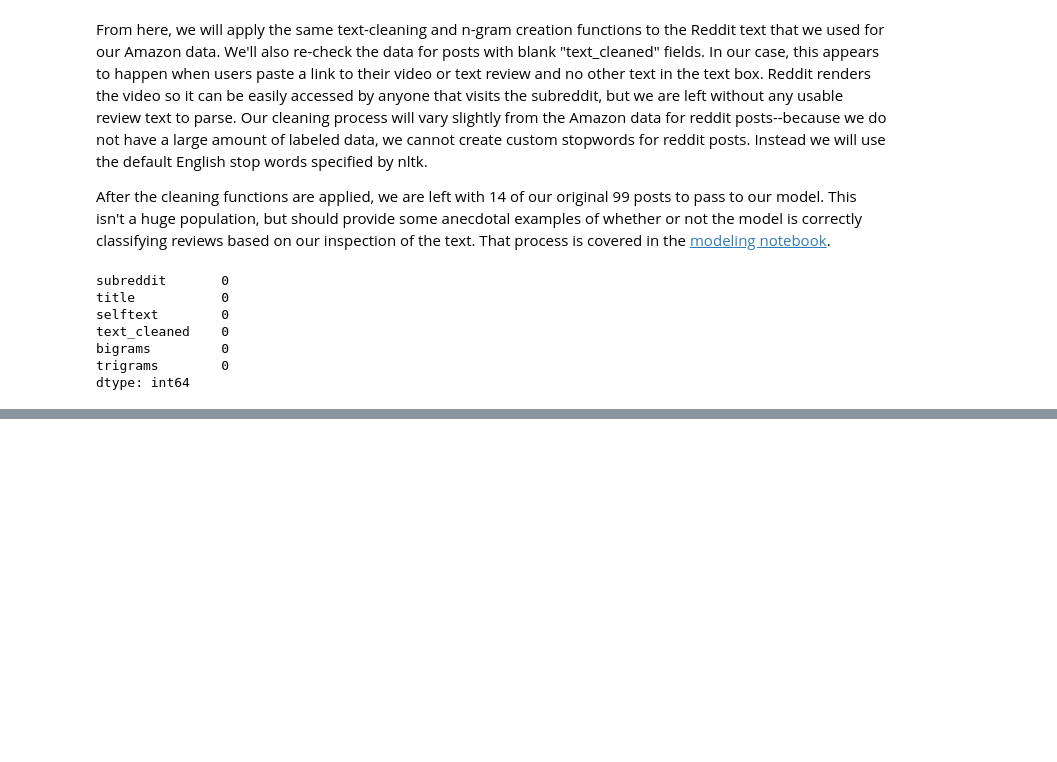
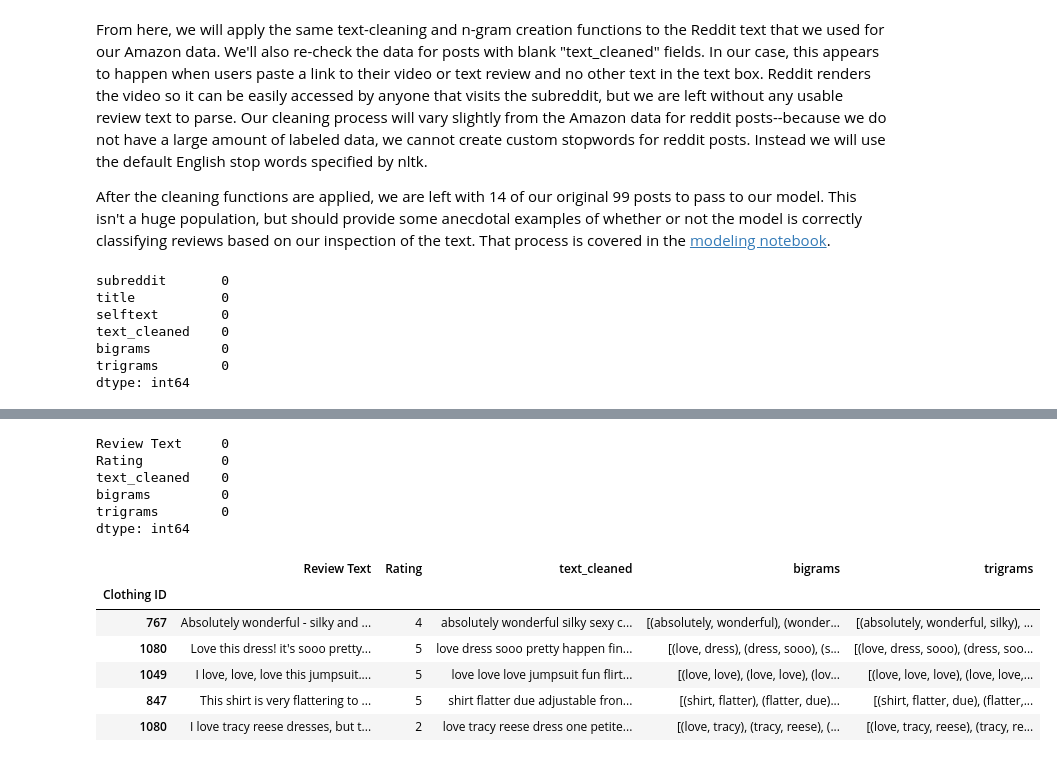
Before and after one commit to ThomasHChapman/classifying_user_reviews, a Jupyter notebook: working_notebooks/preprocessing_nb_10words.ipynb, the cells around one changed output, grey strips where cells are left out. Saved outputs shown, nothing was run; the diff lists cells and outputs as text; code cells hidden in the pictures; blank space fills up the shorter version.

```diff
--- a/working_notebooks/preprocessing_nb_10words.ipynb
+++ b/working_notebooks/preprocessing_nb_10words.ipynb
@@ -622,0 +690,40 @@ df_red_new.to_csv('../data/reddit_cleaned.csv')
+# %%
+# Convert posts with no text to show NaN so they can be dropped & drop them.
+df_fash.replace(r'^\s*$', np.NaN, regex=True, inplace=True)
+df_fash.dropna(inplace=True)
+
+# Reset dataframe index after dropping instances of blank posts
+df_red_new.reset_index(drop=True, inplace=True)
+
+# Confirm we have no missing values
+df_red_new.isna().sum()
+
+# Apply cleaning function to the reddit data
+df_fash['text_cleaned'] = df_fash['Review Text'].apply(prepare_text)
+
+# Create & store trigrams in a new column
+df_fash['bigrams'] = df_fash['text_cleaned'].apply(ngram_creator, n=2)
+
+# Create & store trigrams in a new column
+df_fash['trigrams'] = df_fash['text_cleaned'].apply(ngram_creator, n=3)
+# %%
+# Confirm no missing fields
+df_fash.isna().sum()
+# %% [output]
+Review Text     0
+Rating          0
+text_cleaned    0
+bigrams         0
+trigrams        0
+dtype: int64
+# %%
+# Visually inspect header
+df_fash.head()
+# %% [output]
+|  | Review Text | Rating | text_cleaned | bigrams | trigrams |
+| Clothing ID |  |  |  |  |  |
+| 767 | Absolutely wonderful - silky and ... | 4 | absolutely wonderful silky sexy c... | [(absolutely, wonderful), (wonder... | [(absolutely, wonderful, silky), ... |
+| 1080 | Love this dress! it's sooo pretty... | 5 | love dress sooo pretty happen fin... | [(love, dress), (dress, sooo), (s... | [(love, dress, sooo), (dress, soo... |
+| 1049 | I love, love, love this jumpsuit.... | 5 | love love love jumpsuit fun flirt... | [(love, love), (love, love), (lov... | [(love, love, love), (love, love,... |
+| 847 | This shirt is very flattering to ... | 5 | shirt flatter due adjustable fron... | [(shirt, flatter), (flatter, due)... | [(shirt, flatter, due), (flatter,... |
+| 1080 | I love tracy reese dresses, but t... | 2 | love tracy reese dress one petite... | [(love, tracy), (tracy, reese), (... | [(love, tracy, reese), (tracy, re... |
```
Also changed, not shown: parts of 13 cells of this notebook.
